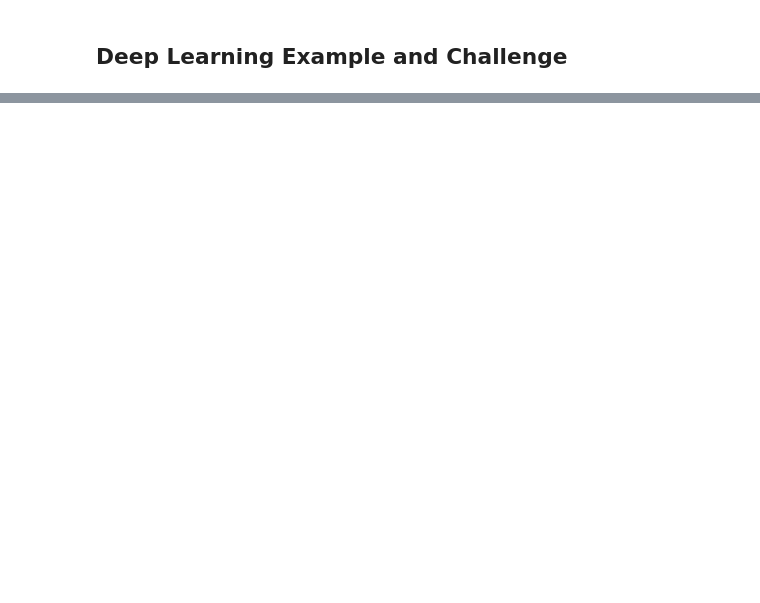
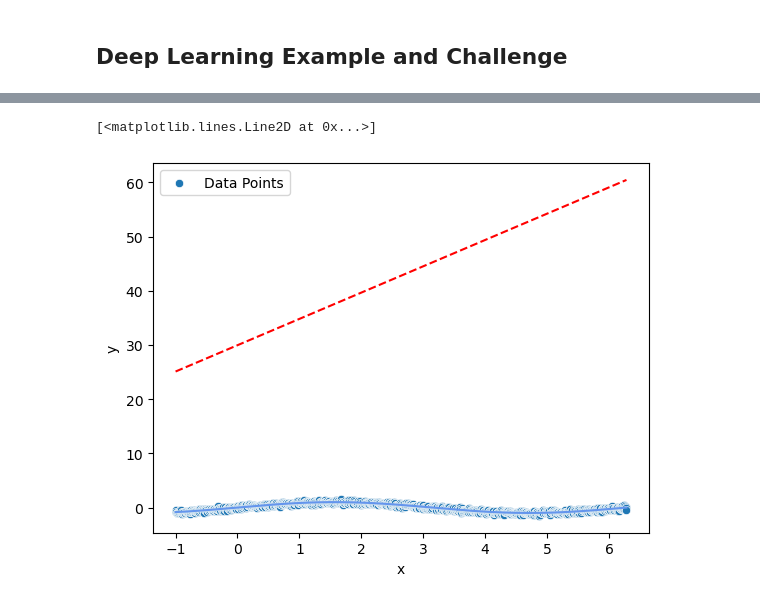
Before and after one commit to haylee360/EDS232-labs, a Jupyter notebook: Week10/in-class-deep-learning.ipynb, the cells around one changed output, grey strips where cells are left out. Saved outputs shown, nothing was run; the diff lists cells and outputs as text; code cells hidden in the pictures; blank space fills up the shorter version.

```diff
--- a/Week10/in-class-deep-learning.ipynb
+++ b/Week10/in-class-deep-learning.ipynb
@@ -86,0 +122,17 @@ df_sine['pred'] = model.predict(df_sine[['x']]).flatten()  # Convert predictions
+# %%
+# Build a simple neural network
+model2 = keras.Sequential([
+    keras.layers.Dense(units=1, activation='linear',
+                       input_shape=(1,))])
+
+# Compile the model
+model2.compile(optimizer='sgd', loss='mse')
+
+# Train the model
+history = model2.fit(x, y, # data
+                    batch_size=20, # mini-batch size
+                    epochs=20, # n times through full training data
+                    validation_split=0.2, verbose=0
+                   )
+# %%
+df_sine['pred'] = model2.predict(df_sine[['x']]).flatten()  # Convert predictions to a 1D array
@@ -86,0 +141,7 @@ df_sine['pred'] = model.predict(df_sine[['x']]).flatten()  # Convert predictions
+# %%
+sns.scatterplot(x=df_sine['x'], y=df_sine['y'], label='Data Points')
+plt.plot(df_sine['x'], np.sin(df_sine['x']), color='cornflowerblue', label='True function')
+plt.plot(df_sine['x'], df_sine['pred'], linestyle='dashed', color='red', label='Model prediction')
+# %% [output]
+[<matplotlib.lines.Line2D at 0x...>]
+[figure, added]
```
Also changed, not shown: parts of 11 cells of this notebook.
